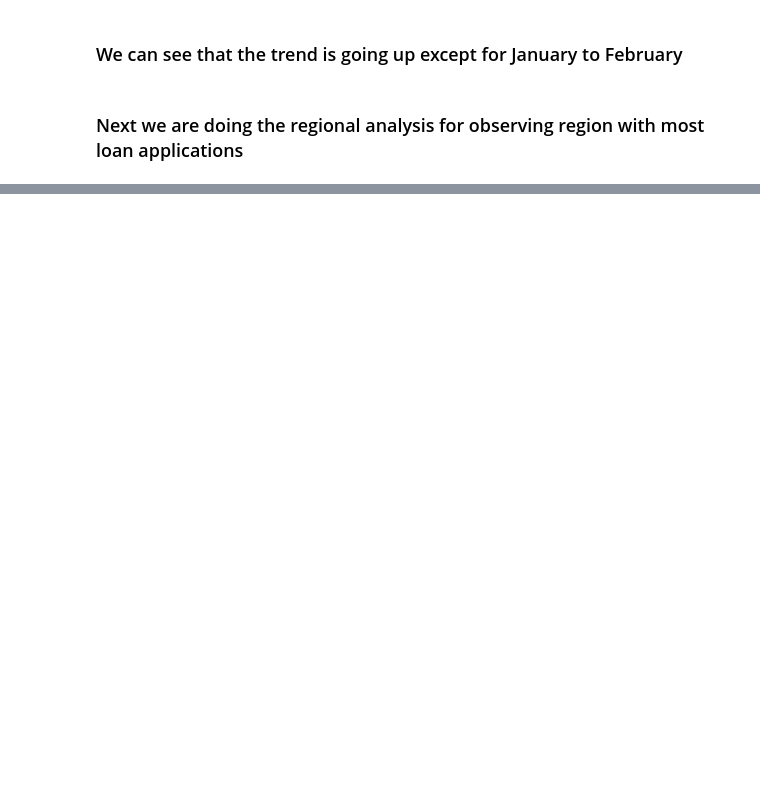
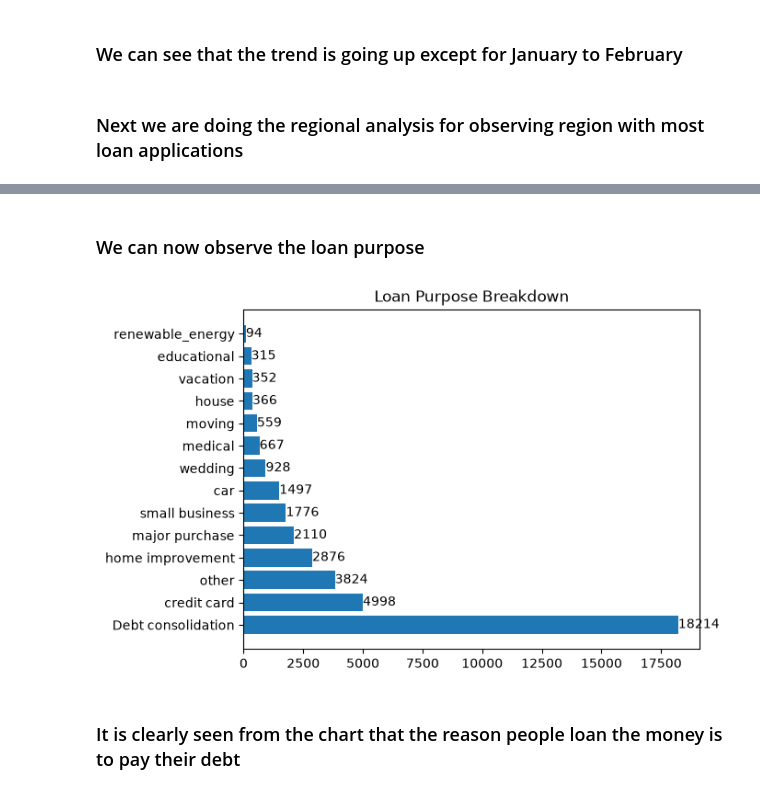
Before and after one commit to MuhammadUtoro/data-analytics, a Jupyter notebook: project.ipynb, the cells around one changed output, grey strips where cells are left out. Saved outputs shown, nothing was run; the diff lists cells and outputs as text; code cells hidden in the pictures; blank space fills up the shorter version.

```diff
--- a/project.ipynb
+++ b/project.ipynb
@@ -210,0 +294,18 @@ plt.show()
+# %% [markdown]
+### We can now observe the loan purpose
+# %%
+loan_purpose_count = df_all_time.groupby('purpose', sort=False).count()['id'].sort_values(ascending=False).reset_index(name='purpose_count')
+loan_purpose_count
+
+fig, ax = plt.subplots()
+bars = ax.barh(
+    loan_purpose_count['purpose'],
+    loan_purpose_count['purpose_count']
+)
+ax.bar_label(bars, fmt='%.0f')
+ax.set_title('Loan Purpose Breakdown')
+plt.show()
+# %% [output]
+[figure, added]
+# %% [markdown]
+### It is clearly seen from the chart that the reason people loan the money is to pay their debt
```
Also changed, not shown: parts of 6 cells of this notebook.
